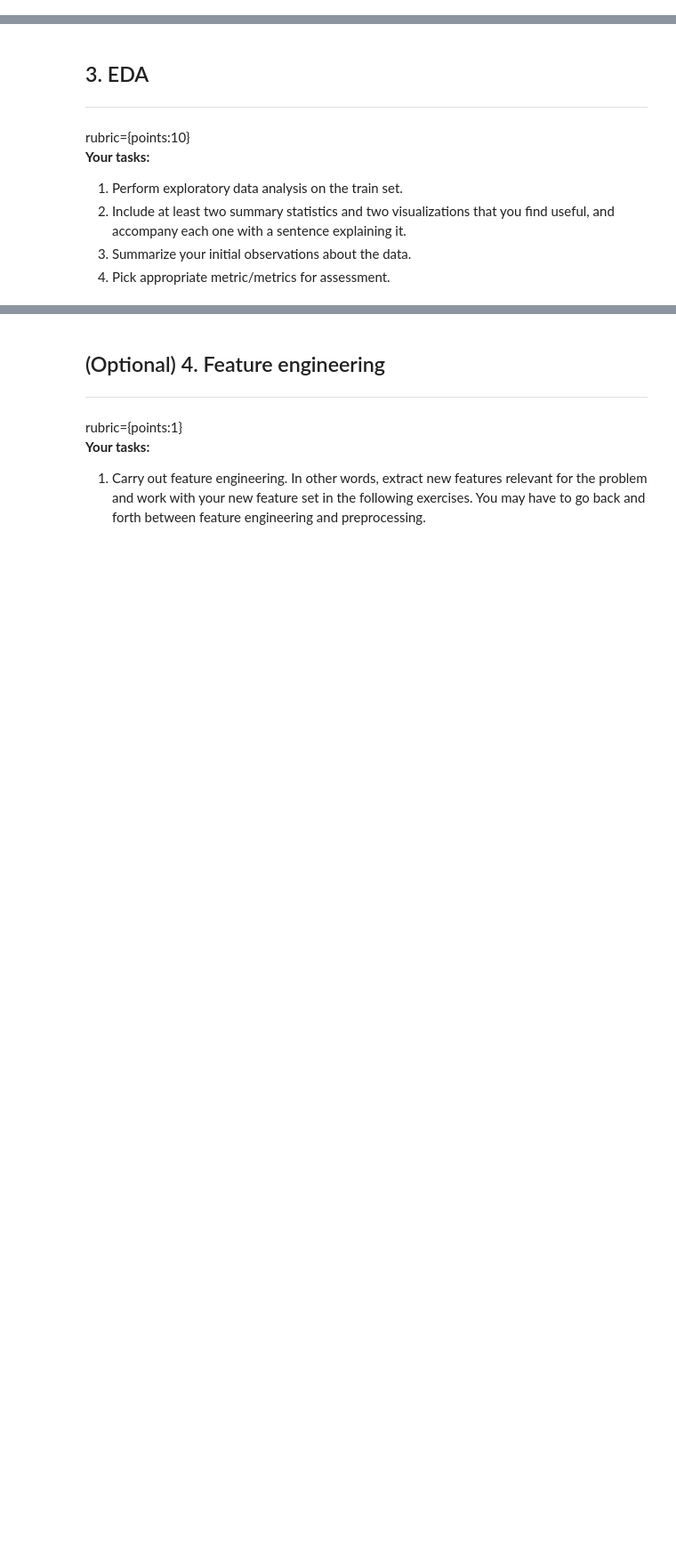
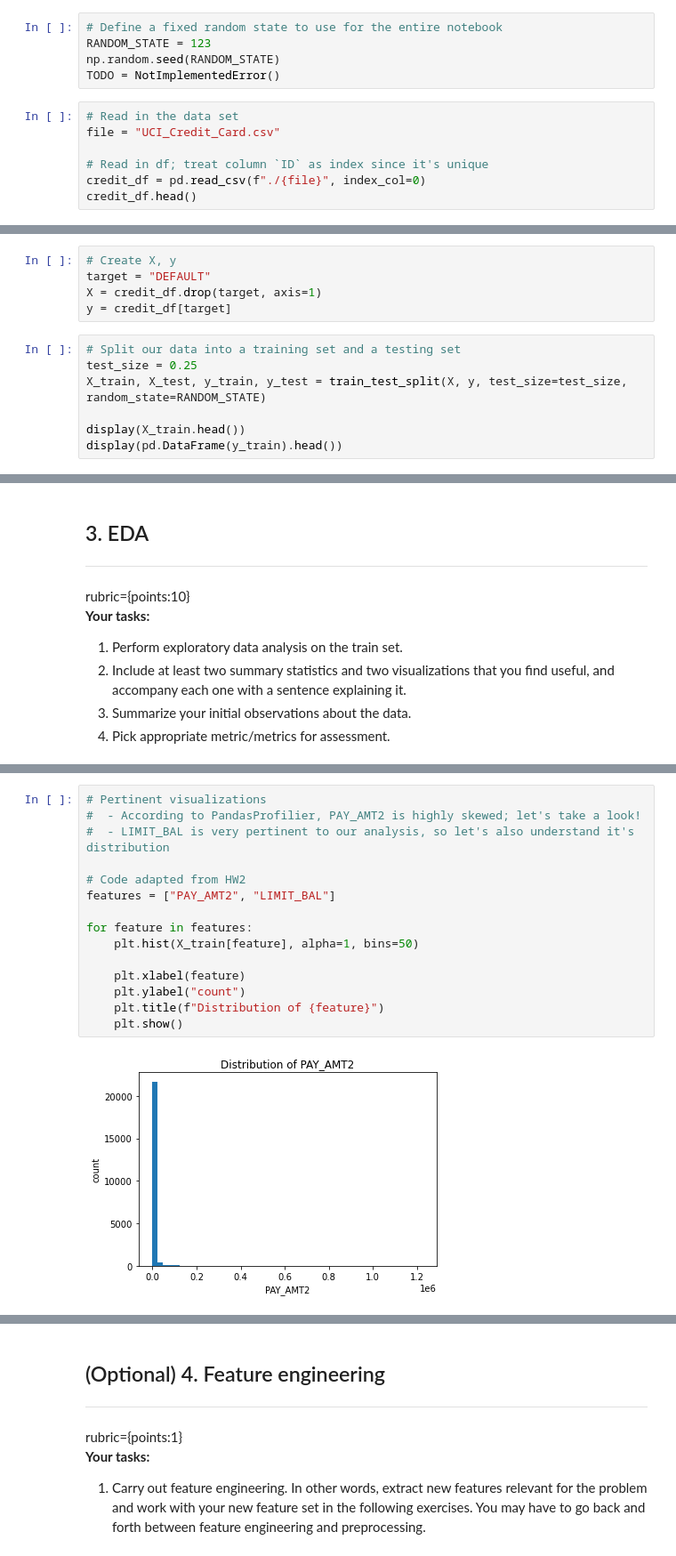
Before and after one commit to xhnatiuk/cpsc330, a Jupyter notebook: hw/hw6/hw6.ipynb, the cells around one changed output, grey strips where cells are left out. Shown at 89% size. Drawn from its saved outputs; the diff is of its cells as text; blank space fills up the shorter version.

```diff
--- a/hw/hw6/hw6.ipynb
+++ b/hw/hw6/hw6.ipynb
@@ -159,0 +159,12 @@ PAY_AMT6: Amount of previous payment in April, 2005 (NT dollar)
+# %%
+# Define a fixed random state to use for the entire notebook
+RANDOM_STATE = 123
+np.random.seed(RANDOM_STATE)
+TODO = NotImplementedError()
+# %%
+# Read in the data set
+file = "UCI_Credit_Card.csv"
+
+# Read in df; treat column `ID` as index since it's unique
+credit_df = pd.read_csv(f"./{file}", index_col=0)
+credit_df.head()
@@ -169,0 +234,12 @@ rubric={points:2}
+# %%
+# Create X, y
+target = "DEFAULT"
+X = credit_df.drop(target, axis=1)
+y = credit_df[target]
+# %%
+# Split our data into a training set and a testing set
+test_size = 0.25
+X_train, X_test, y_train, y_test = train_test_split(X, y, test_size=test_size, random_state=RANDOM_STATE)
+
+display(X_train.head())
+display(pd.DataFrame(y_train).head())
@@ -182,0 +380,17 @@ rubric={points:10}
+# %%
+# Pertinent visualizations
+#  - According to PandasProfilier, PAY_AMT2 is highly skewed; let's take a look!
+#  - LIMIT_BAL is very pertinent to our analysis, so let's also understand it's distribution
+
+# Code adapted from HW2
+features = ["PAY_AMT2", "LIMIT_BAL"]
+
+for feature in features:
+    plt.hist(X_train[feature], alpha=1, bins=50)
+
+    plt.xlabel(feature)
+    plt.ylabel("count")
+    plt.title(f"Distribution of {feature}")
+    plt.show()
+# %% [output]
+[figure, added]
```
Also changed, not shown: parts of 97 cells of this notebook, 25 other files.
